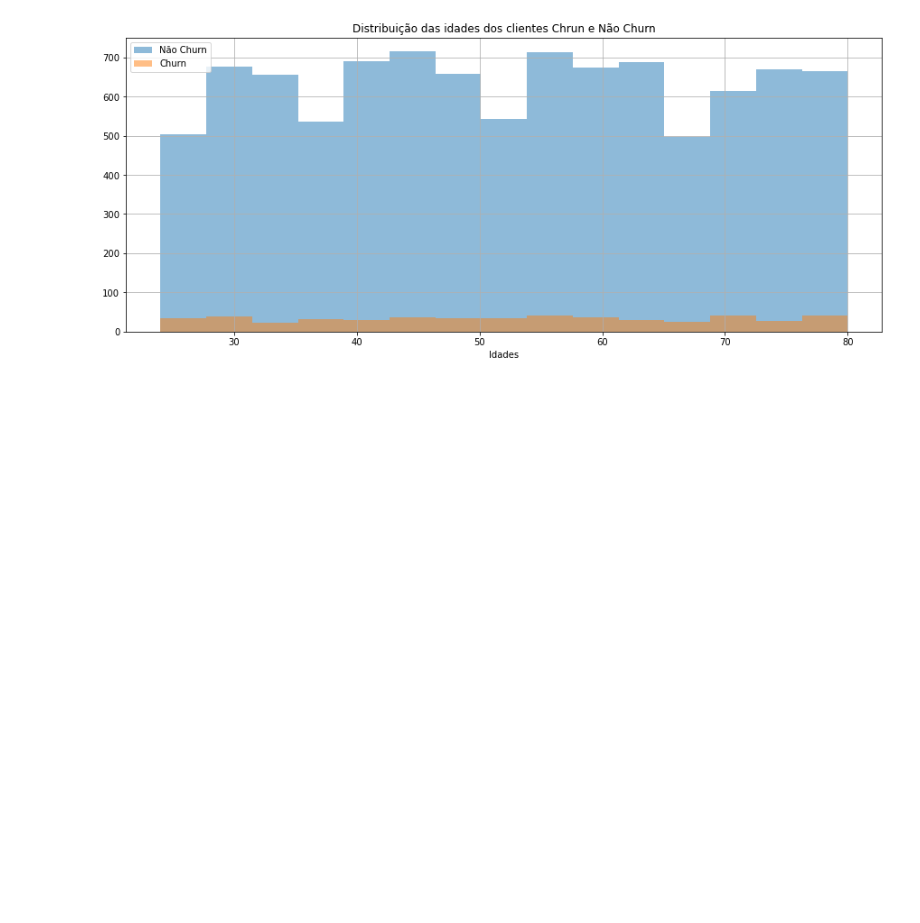
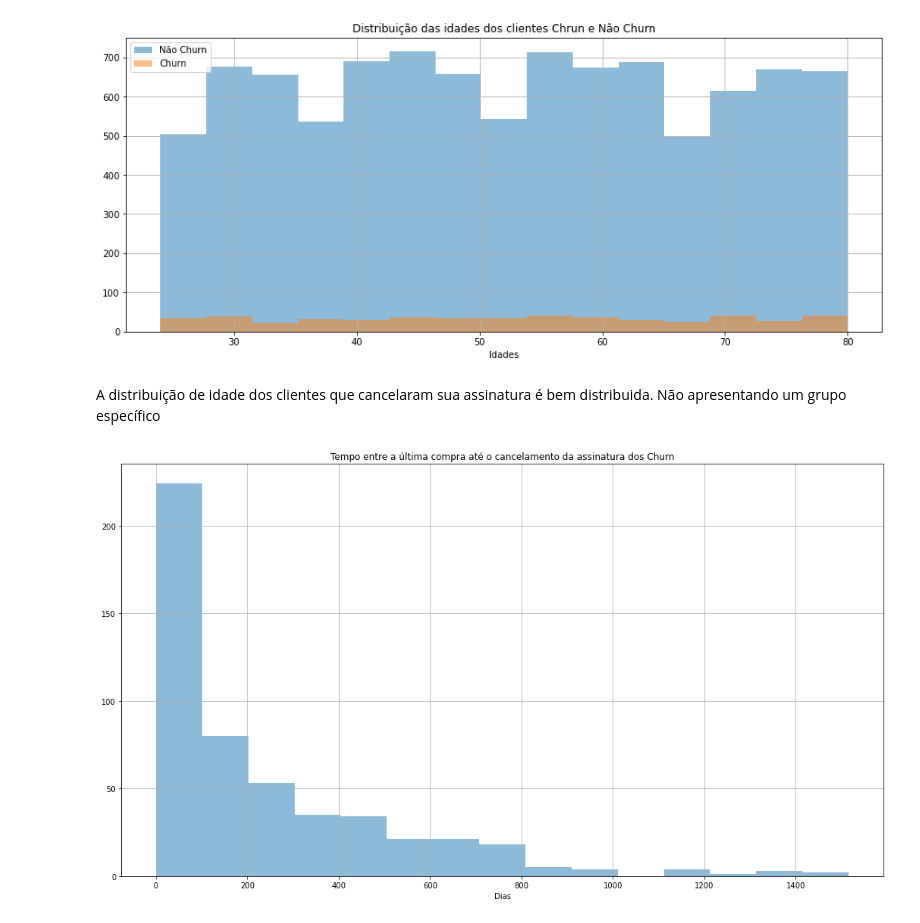
Before and after one commit to eduardoeqs/churn_analysis-Petlove, a Jupyter notebook: Analise_organizada.ipynb, the cells around one changed output. Cells and saved outputs as stored; diff of their text form; code cells hidden in the pictures; blank space fills up the shorter version.

```diff
--- a/Analise_organizada.ipynb
+++ b/Analise_organizada.ipynb
@@ -271,3 +283,19 @@ plt.legend()
 plt.show()
 # %% [output]
 [figure]
+# %% [markdown]
+A distribuição de idade dos clientes que cancelaram sua assinatura é bem distribuida. Não apresentando um grupo específico
+# %%
+df_config['created_at'] = pd.to_datetime(df_config['created_at'])
+df_config['deleted_at'] = pd.to_datetime(df_config['deleted_at'])
+df_config['updated_at'] = pd.to_datetime(df_config['updated_at'])
+df_config['last_date_purchase'] = pd.to_datetime(df_config['last_date_purchase'])
+# %%
+plt.figure(figsize=(18,10))
+(df_config[df_config['Churn'] == 1]['deleted_at'] - df_config[df_config['Churn'] == 1]['last_date_purchase']).dt.days.hist(bins=15, alpha=0.5)
+plt.title('Tempo entre a última compra até o cancelamento da assinatura dos Churn')
+plt.xlabel('Dias')
+plt.savefig('graphs/perido_entre_ultima_compra_cancelamento.png')
+plt.show()
+# %% [output]
+[figure, added]
```
Also changed, not shown: parts of 13 cells of this notebook, 13 other files.
